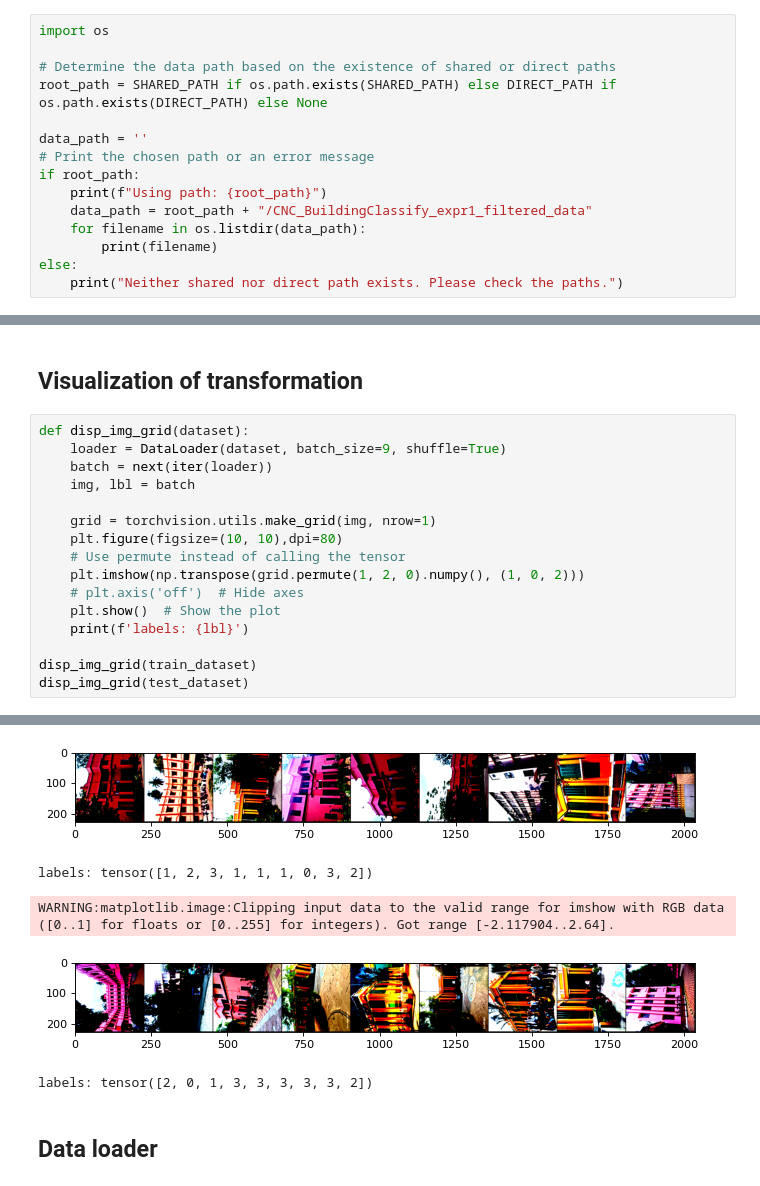
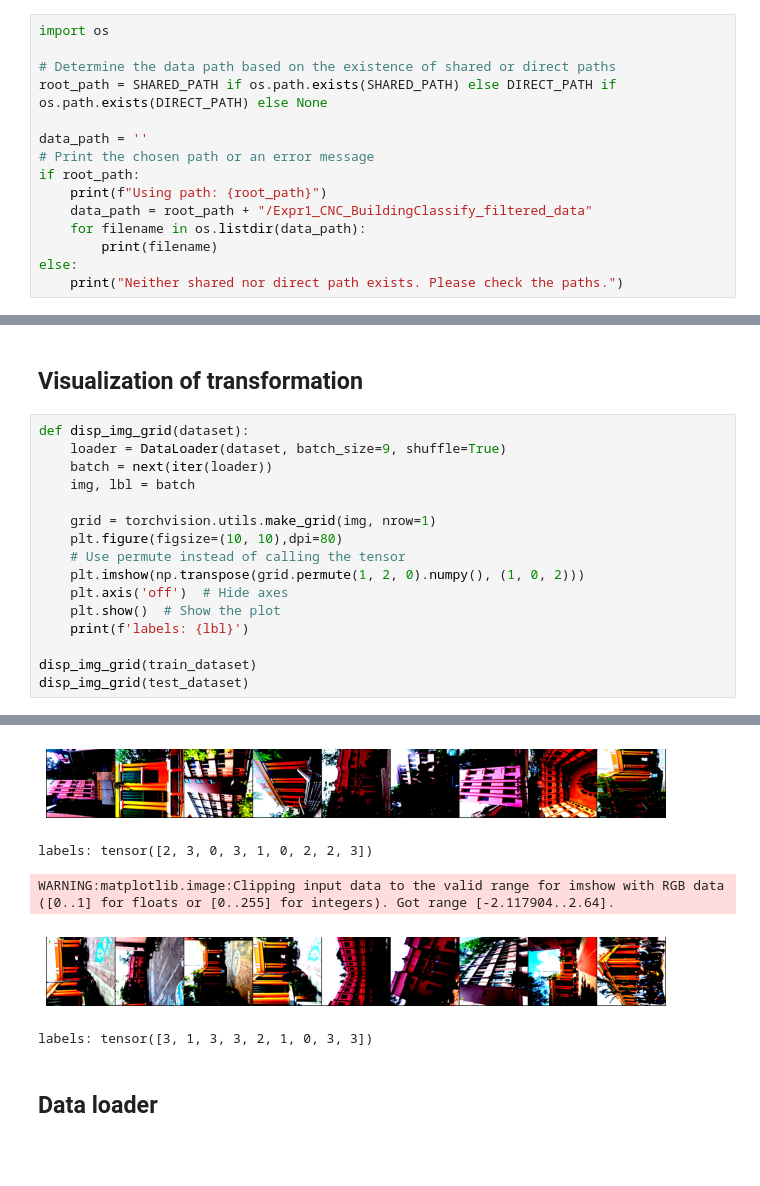
Before and after one commit to Shnku/pythoning_stuff, a Jupyter notebook: NN/training_expr1.ipynb, the cells around one changed output, grey strips where cells are left out. Drawn from its saved outputs; the diff is of its cells as text; blank space fills up the shorter version.

Commit message:
what did what .. full visualization

```diff
--- a/NN/training_expr1.ipynb
+++ b/NN/training_expr1.ipynb
@@ -25,7 +25,7 @@ data_path = ''
 # Print the chosen path or an error message
 if root_path:
     print(f"Using path: {root_path}")
-    data_path = root_path + "/CNC_BuildingClassify_expr1_filtered_data"
+    data_path = root_path + "/Expr1_CNC_BuildingClassify_filtered_data"
     for filename in os.listdir(data_path):
         print(filename)
 else:
@@ -133,7 +145,7 @@ def disp_img_grid(dataset):
     plt.figure(figsize=(10, 10),dpi=80)
     # Use permute instead of calling the tensor
     plt.imshow(np.transpose(grid.permute(1, 2, 0).numpy(), (1, 0, 2)))
-    # plt.axis('off')  # Hide axes
+    plt.axis('off')  # Hide axes
     plt.show()  # Show the plot
     print(f'labels: {lbl}')
 
@@ -144,8 +156,8 @@ WARNING:matplotlib.image:Clipping input data to the valid range for imshow with
-[figure, old version]
+[figure, new version]
-labels: tensor([1, 2, 3, 1, 1, 1, 0, 3, 2])
+labels: tensor([2, 3, 0, 3, 1, 0, 2, 2, 3])
 WARNING:matplotlib.image:Clipping input data to the valid range for imshow with RGB data ([0..1] for floats or [0..255] for integers). Got range [-2.117904..2.64].
-[figure, old version]
+[figure, new version]
-labels: tensor([2, 0, 1, 3, 3, 3, 3, 3, 2])
+labels: tensor([3, 1, 3, 3, 2, 1, 0, 3, 3])
 # %% [markdown]
 ## Data loader
 # %%
```
Also changed, not shown: parts of 16 cells of this notebook.
